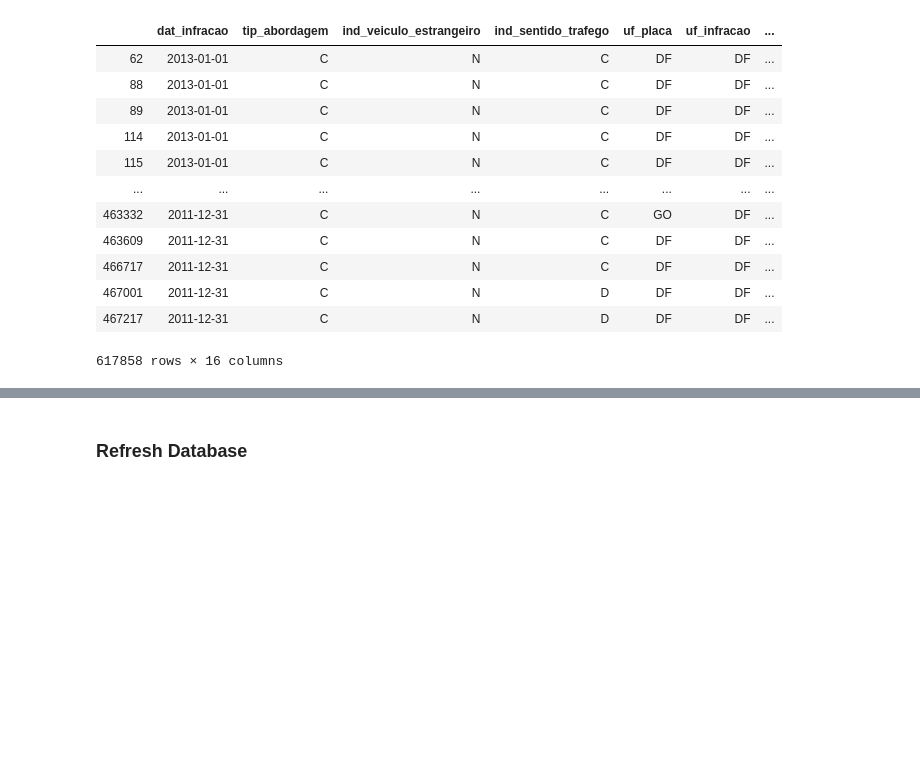
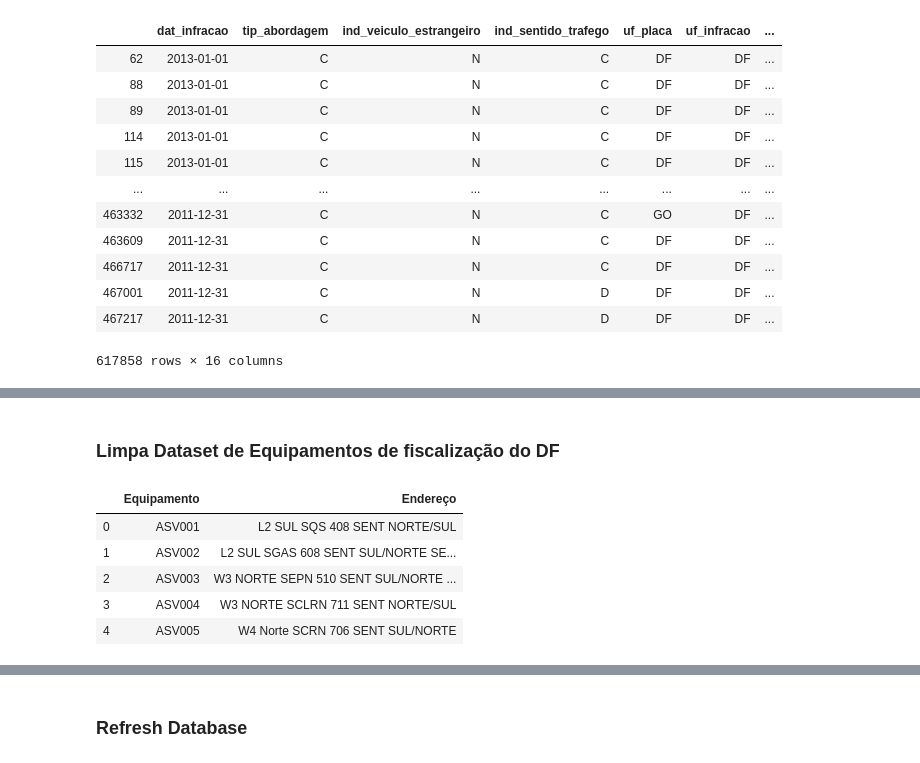
Before and after one commit to IagoCarvalho/tcc_scripts, a Jupyter notebook: data_cleaning.ipynb, the cells around one changed output, grey strips where cells are left out. Drawn from its saved outputs; the diff is of its cells as text; code cells hidden in the pictures; blank space fills up the shorter version.

```diff
--- a/data_cleaning.ipynb
+++ b/data_cleaning.ipynb
@@ -347,0 +379,12 @@ df_infracoes_2010_2018
+# %% [markdown]
+### Limpa Dataset de Equipamentos de fiscalização do DF
+# %%
+df_equipamentos_fiscalizacao = pd.read_csv("datasets/equipamentos_fiscalizacao.csv", sep = ';', encoding = 'iso-8859-1')
+df_equipamentos_fiscalizacao.head()
+# %% [output]
+|  | Equipamento | Endereço |
+| 0 | ASV001 | L2 SUL SQS 408 SENT NORTE/SUL |
+| 1 | ASV002 | L2 SUL SGAS 608 SENT SUL/NORTE SE... |
+| 2 | ASV003 | W3 NORTE SEPN 510 SENT SUL/NORTE ... |
+| 3 | ASV004 | W3 NORTE SCLRN 711 SENT NORTE/SUL |
+| 4 | ASV005 | W4 Norte SCRN 706 SENT SUL/NORTE |
```
Also changed, not shown: parts of 13 cells of this notebook.
